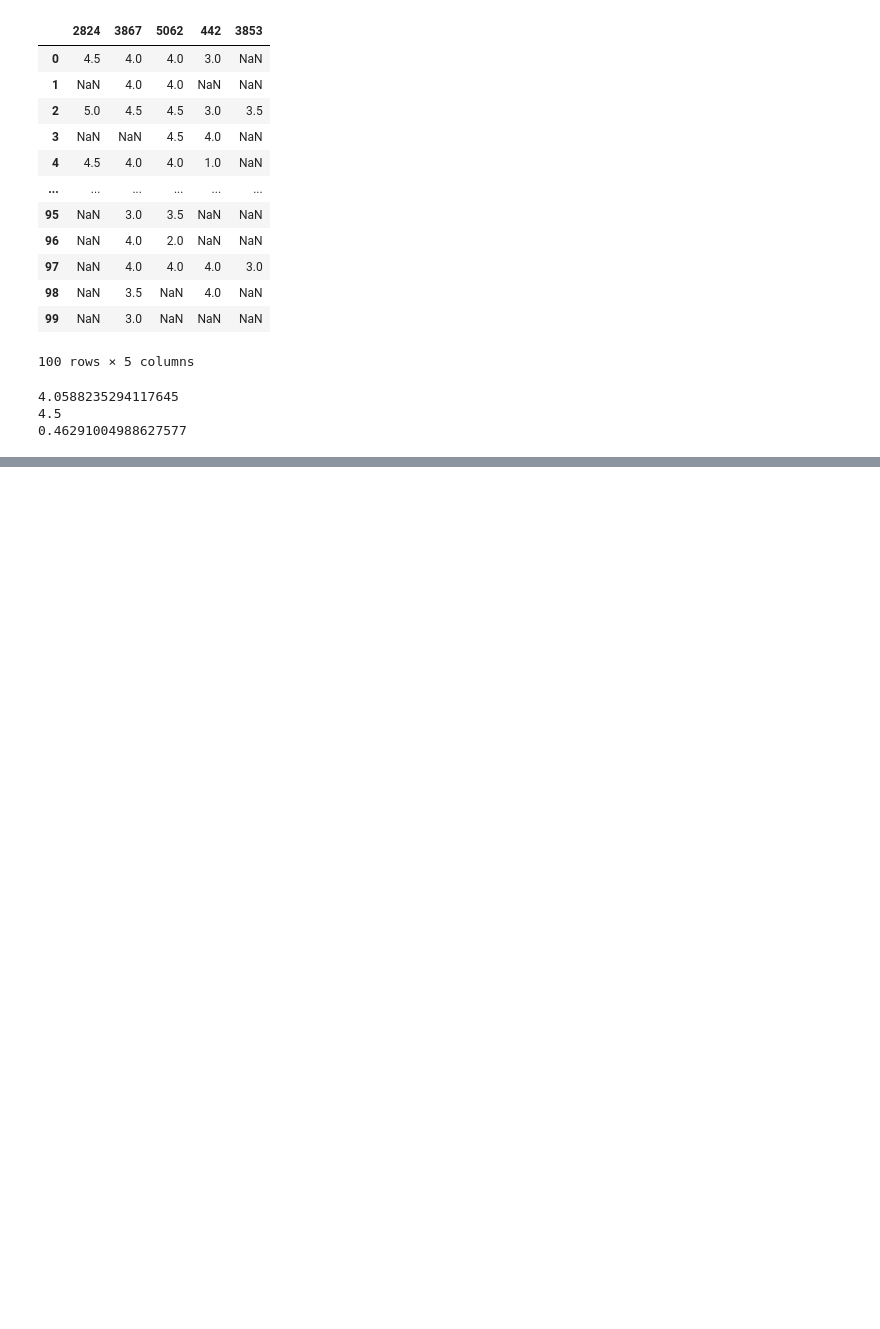
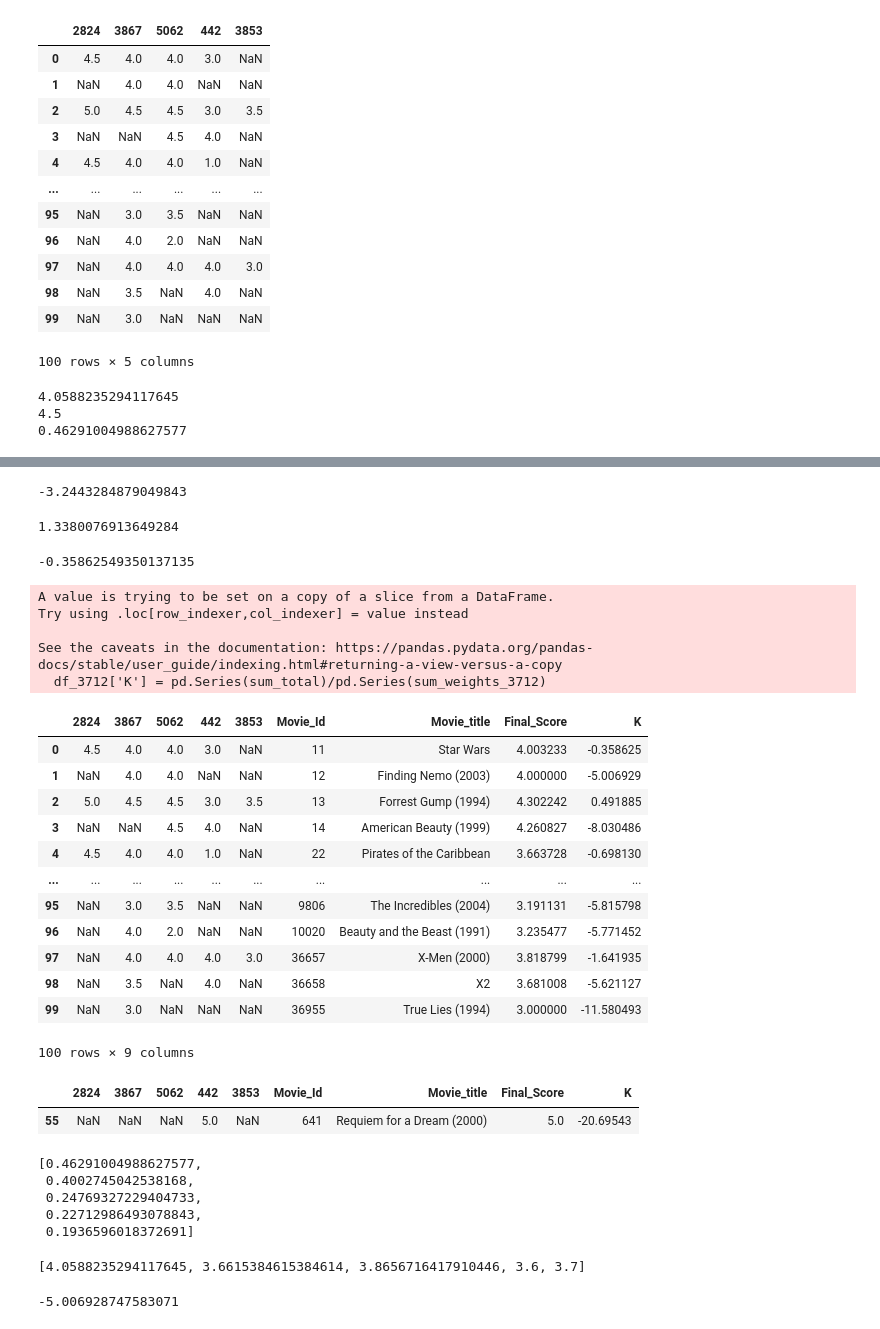
Before and after one commit to ali-d-nasseri/Recommender-System, a Jupyter notebook: Coursera Notes/Coursera project.ipynb, the cells around one changed output, grey strips where cells are left out. Cells and saved outputs as stored; diff of their text form; code cells hidden in the pictures; blank space fills up the shorter version.

```diff
--- a/Coursera Notes/Coursera project.ipynb
+++ b/Coursera Notes/Coursera project.ipynb
@@ -360,0 +414,2 @@ nan
+# %%
+df_3712_ratings_fillzero = df_3712_ratings.fillna(0)
@@ -360,0 +432,6 @@ nan
+# %%
+sum_diff_weight = []
+for i in range(100):
+    l = list(df_3712_ratings_fillzero.iloc[i])
+    for j in range(5):
+        sum_diff_weight.append((l[j]-mean_neighbors[j])*weights_3712[j])
@@ -360,0 +450,9 @@ nan
+# %%
+sum_total = []
+for i in range(100):
+    l = list(df_3712_ratings_fillzero.iloc[i])
+    sum_diff_weight = []
+    for j in range(5):
+            sum_diff_weight.append((l[j]-mean_neighbors[j])*weights_3712[j])
+    summation = pd.Series(sum_diff_weight).sum()
+    sum_total.append(summation)
@@ -360,0 +474,62 @@ nan
+# %%
+l = list(df_3712_ratings_fillzero.iloc[1])
+sum_diff_weight = []
+for j in range(5):
+        sum_diff_weight.append((l[j]-mean_neighbors[j])*weights_3712[j])
+summation = pd.Series(sum_diff_weight).sum()
+summation
+# %% [output]
+-3.2443284879049843
+# %%
+0.46291004988627577+0.4002745042538168+0.24769327229404733+0.22712986493078843
+# %% [output]
+1.3380076913649284
+# %%
+-0.479843668624378/1.3380076913649284
+# %% [output]
+-0.35862549350137135
+# %%
+df_3712['K'] = pd.Series(sum_total)/pd.Series(sum_weights_3712)
+# %% [output]
+A value is trying to be set on a copy of a slice from a DataFrame.
+Try using .loc[row_indexer,col_indexer] = value instead
+
+See the caveats in the documentation: https://pandas.pydata.org/pandas-docs/stable/user_guide/indexing.html#returning-a-view-versus-a-copy
+  df_3712['K'] = pd.Series(sum_total)/pd.Series(sum_weights_3712)
+# %%
+df_3712
+# %% [output]
+|  | 2824 | 3867 | 5062 | 442 | 3853 | Movie_Id | Movie_title | Final_Score | K |
+| 0 | 4.5 | 4.0 | 4.0 | 3.0 | NaN | 11 | Star Wars | 4.003233 | -0.358625 |
+| 1 | NaN | 4.0 | 4.0 | NaN | NaN | 12 | Finding Nemo (2003) | 4.000000 | -5.006929 |
+| 2 | 5.0 | 4.5 | 4.5 | 3.0 | 3.5 | 13 | Forrest Gump (1994) | 4.302242 | 0.491885 |
+| 3 | NaN | NaN | 4.5 | 4.0 | NaN | 14 | American Beauty (1999) | 4.260827 | -8.030486 |
+| 4 | 4.5 | 4.0 | 4.0 | 1.0 | NaN | 22 | Pirates of the Caribbean | 3.663728 | -0.698130 |
+| ... | ... | ... | ... | ... | ... | ... | ... | ... | ... |
+| 95 | NaN | 3.0 | 3.5 | NaN | NaN | 9806 | The Incredibles (2004) | 3.191131 | -5.815798 |
+| 96 | NaN | 4.0 | 2.0 | NaN | NaN | 10020 | Beauty and the Beast (1991) | 3.235477 | -5.771452 |
+| 97 | NaN | 4.0 | 4.0 | 4.0 | 3.0 | 36657 | X-Men (2000) | 3.818799 | -1.641935 |
+| 98 | NaN | 3.5 | NaN | 4.0 | NaN | 36658 | X2 | 3.681008 | -5.621127 |
+| 99 | NaN | 3.0 | NaN | NaN | NaN | 36955 | True Lies (1994) | 3.000000 | -11.580493 |
+100 rows × 9 columns
+# %%
+df_3712[df_3712['Movie_Id'] == '641']
+# %% [output]
+|  | 2824 | 3867 | 5062 | 442 | 3853 | Movie_Id | Movie_title | Final_Score | K |
+| 55 | NaN | NaN | NaN | 5.0 | NaN | 641 | Requiem for a Dream (2000) | 5.0 | -20.69543 |
+# %%
+weights_3712
+# %% [output]
+[0.46291004988627577,
+ 0.4002745042538168,
+ 0.24769327229404733,
+ 0.22712986493078843,
+ 0.1936596018372691]
+# %%
+mean_neighbors
+# %% [output]
+[4.0588235294117645, 3.6615384615384614, 3.8656716417910446, 3.6, 3.7]
+# %%
+-3.2443284879049843/0.6479677765478641
+# %% [output]
+-5.006928747583071
```
Also changed, not shown: parts of 24 cells of this notebook.
